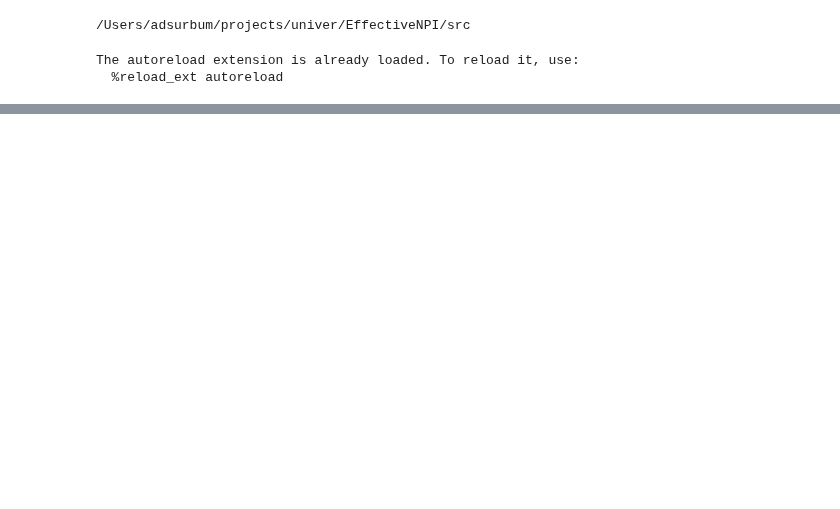
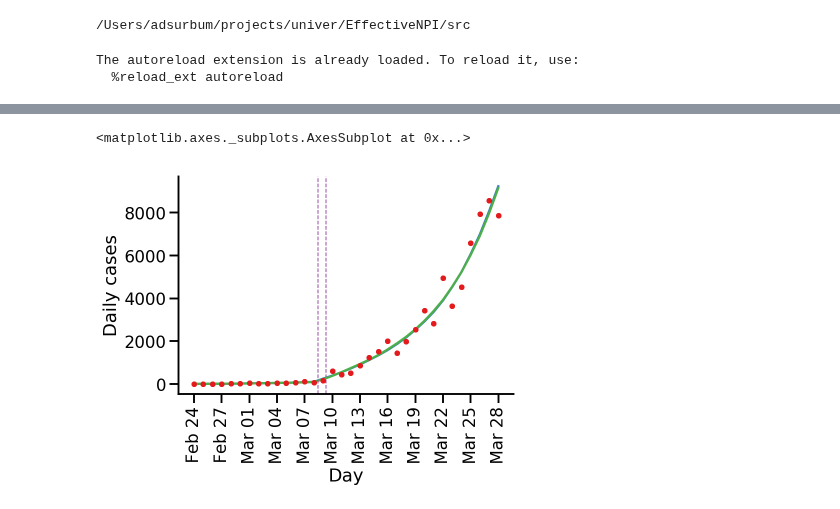
Before and after one commit to yoavram-lab/EffectiveNPI, a Jupyter notebook: src/model_selection_reports/uniform-vs-normal-model-selection.ipynb, the cells around one changed output, grey strips where cells are left out. Saved outputs shown, nothing was run; the diff lists cells and outputs as text; code cells hidden in the pictures; blank space fills up the shorter version.

```diff
--- a/src/model_selection_reports/uniform-vs-normal-model-selection.ipynb
+++ b/src/model_selection_reports/uniform-vs-normal-model-selection.ipynb
@@ -165,7 +166,10 @@ KeyError: 'logliks is not a file in the archive'
 # %%
 dir_name = '../{}/{}/inference/'.format('output','2020-04-29-prior-walkers-autocorr-model1-uniform')
-load_data(dir_name+'Spain'+'.npz','United K')
+load_data(dir_name+'Spain'+'.npz','Spain')
 ax = plot_incidences()
 dir_name = '../{}/{}/inference/'.format('output','2020-04-30-prior-walkers-model2-normal')
 load_data(dir_name+'Spain'+'.npz','Spain')
 plot_incidences(ax,color=green)
+# %% [output]
+<matplotlib.axes._subplots.AxesSubplot at 0x...>
+[figure, added]
```
Also changed, not shown: parts of 9 cells of this notebook, 3 other files.
